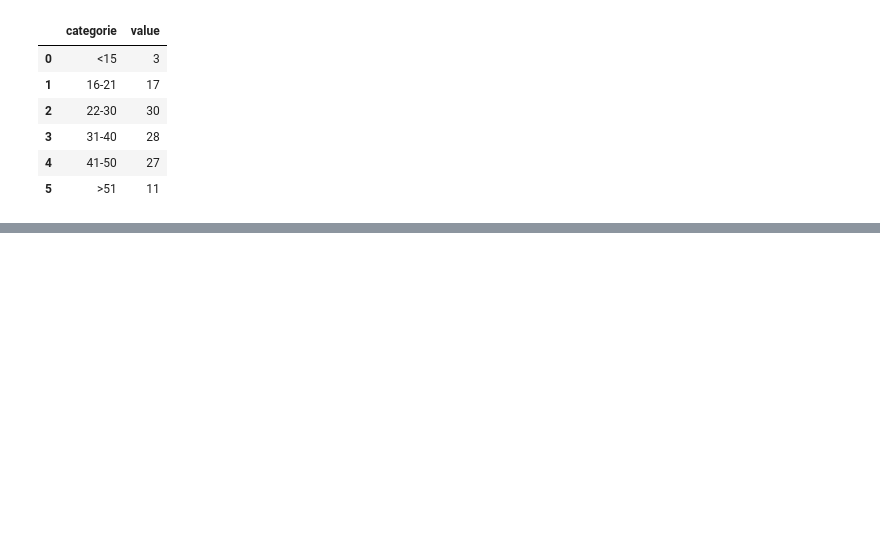
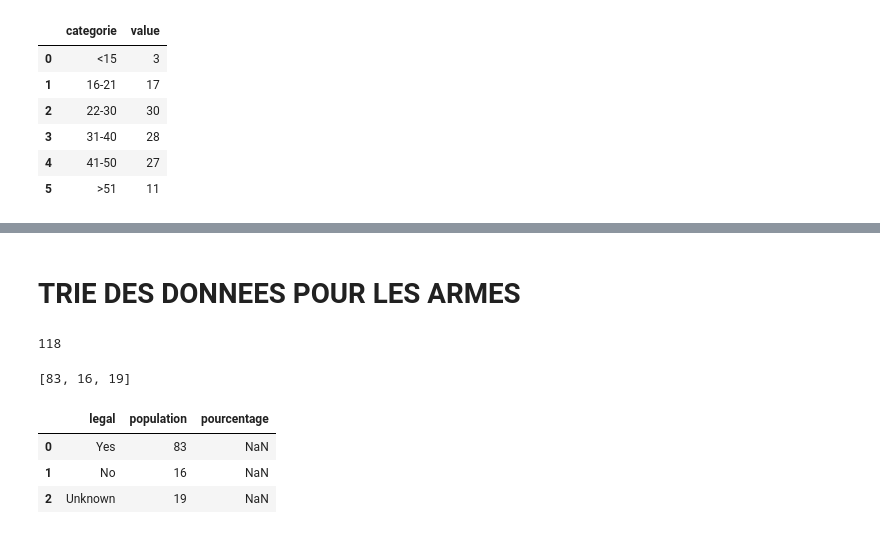
Before and after one commit to anais-ferrera/DATA732-mass-shooting, a Jupyter notebook: public/datasets/triage_dataUS.ipynb, the cells around one changed output, grey strips where cells are left out. Cells and saved outputs as stored; diff of their text form; code cells hidden in the pictures; blank space fills up the shorter version.

```diff
--- a/public/datasets/triage_dataUS.ipynb
+++ b/public/datasets/triage_dataUS.ipynb
@@ -210,0 +143,26 @@ Name: 51, dtype: object
+# %% [markdown]
+# TRIE DES DONNEES POUR LES ARMES
+# %%
+dfArme=df['weapons_obtained_legally']
+len(dfArme)
+# %% [output]
+118
+# %%
+dfNonLegale=df.loc[df['weapons_obtained_legally'].isin(['No'])]
+# %%
+dfLegale=df.loc[df['weapons_obtained_legally'].isin(['Yes','Yes ','\nYes','Yes ("some of the weapons were purchased legally and some of them may not have been")'])]
+# %%
+listeValeur=[len(dfLegale),len(dfNonLegale),len(dfArme)-(len(dfNonLegale)+ len(dfLegale))]
+listeValeur
+# %% [output]
+[83, 16, 19]
+# %%
+dfArmeFinale=pd.DataFrame(columns=['legal','population','pourcentage'])
+dfArmeFinale['legal']=['Yes','No','Unknown',]
+dfArmeFinale['population']=listeValeur
+dfArmeFinale
+# %% [output]
+|  | legal | population | pourcentage |
+| 0 | Yes | 83 | NaN |
+| 1 | No | 16 | NaN |
+| 2 | Unknown | 19 | NaN |
```
Also changed, not shown: parts of 12 cells of this notebook, 1 other file.
